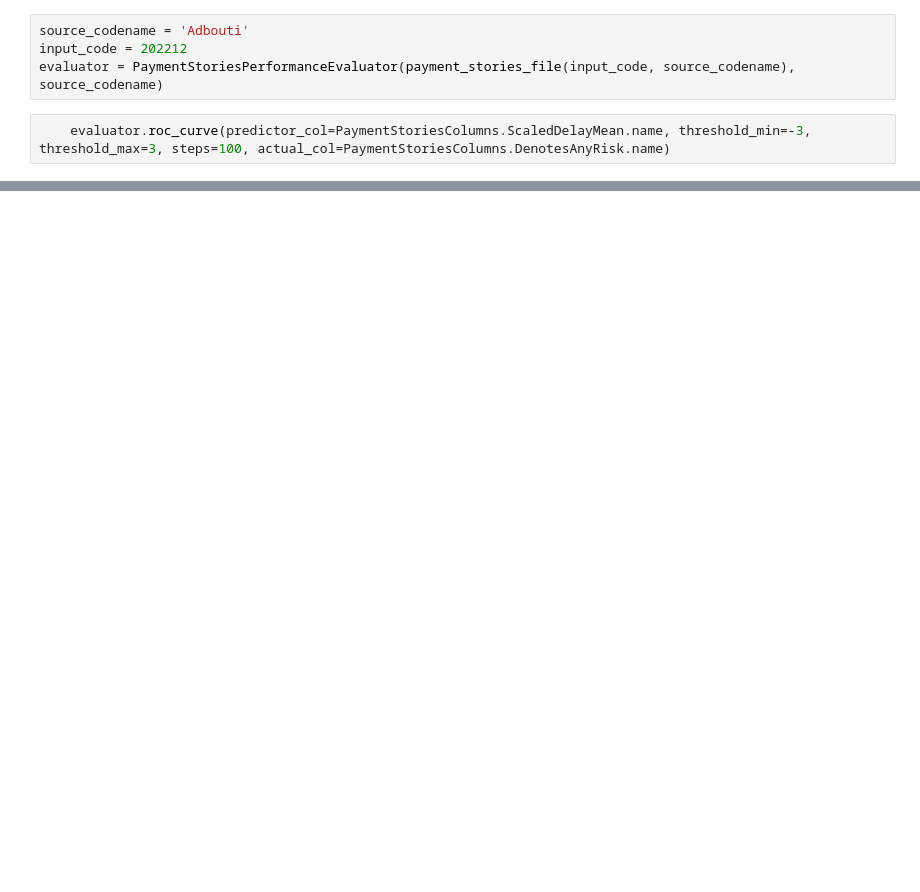
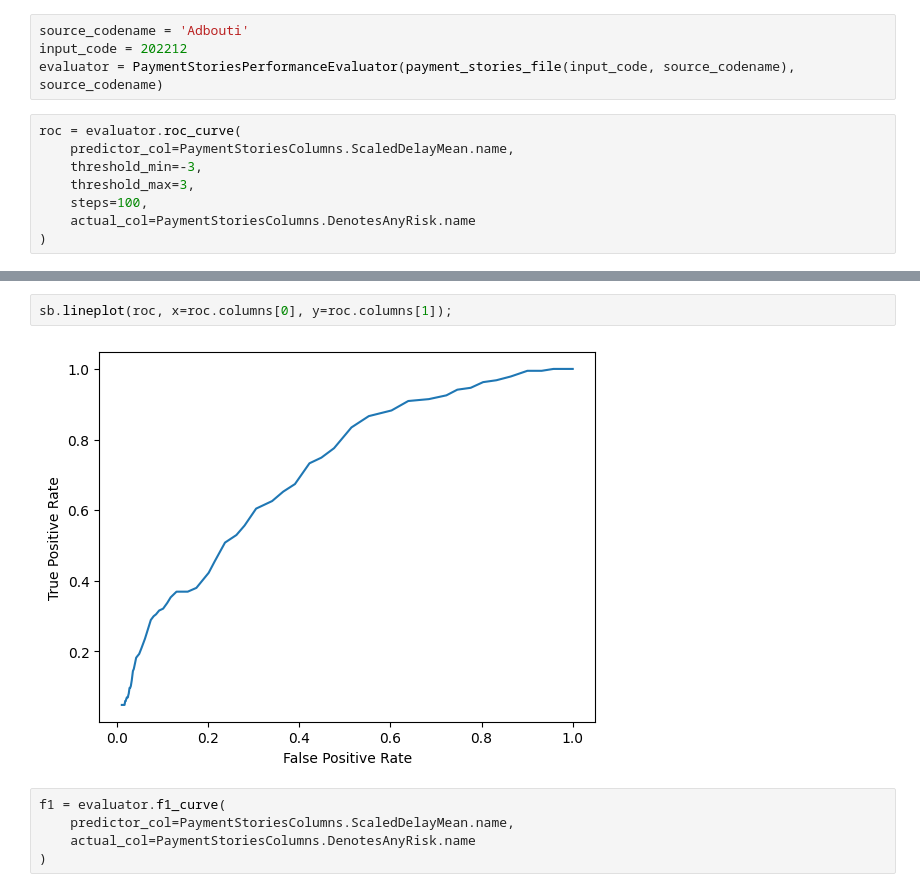
Before and after one commit to konradgrodek/ADDS_PayDelay, a Jupyter notebook: 40_performance/400_performance_visualization.ipynb, the cells around one changed output, grey strips where cells are left out. Saved outputs shown, nothing was run; the diff lists cells and outputs as text; blank space fills up the shorter version.

Commit message:
* Performance evaluation quite finished * PoC of charts and tables as to be included in Latex document * Overview updated with more data

```diff
--- a/40_performance/400_performance_visualization.ipynb
+++ b/40_performance/400_performance_visualization.ipynb
@@ -8,4 +10,10 @@ source_codename = 'Adbouti'
 input_code = 202212
 evaluator = PaymentStoriesPerformanceEvaluator(payment_stories_file(input_code, source_codename), source_codename)
 # %%
-    evaluator.roc_curve(predictor_col=PaymentStoriesColumns.ScaledDelayMean.name, threshold_min=-3, threshold_max=3, steps=100, actual_col=PaymentStoriesColumns.DenotesAnyRisk.name)
+roc = evaluator.roc_curve(
+    predictor_col=PaymentStoriesColumns.ScaledDelayMean.name,
+    threshold_min=-3,
+    threshold_max=3,
+    steps=100,
+    actual_col=PaymentStoriesColumns.DenotesAnyRisk.name
+)
@@ -63,0 +36,9 @@ pc.invert(truth)
+# %%
+sb.lineplot(roc, x=roc.columns[0], y=roc.columns[1]);
+# %% [output]
+[figure, added]
+# %%
+f1 = evaluator.f1_curve(
+    predictor_col=PaymentStoriesColumns.ScaledDelayMean.name,
+    actual_col=PaymentStoriesColumns.DenotesAnyRisk.name
+)
```
Also changed, not shown: parts of 17 cells of this notebook, 6 other files.
